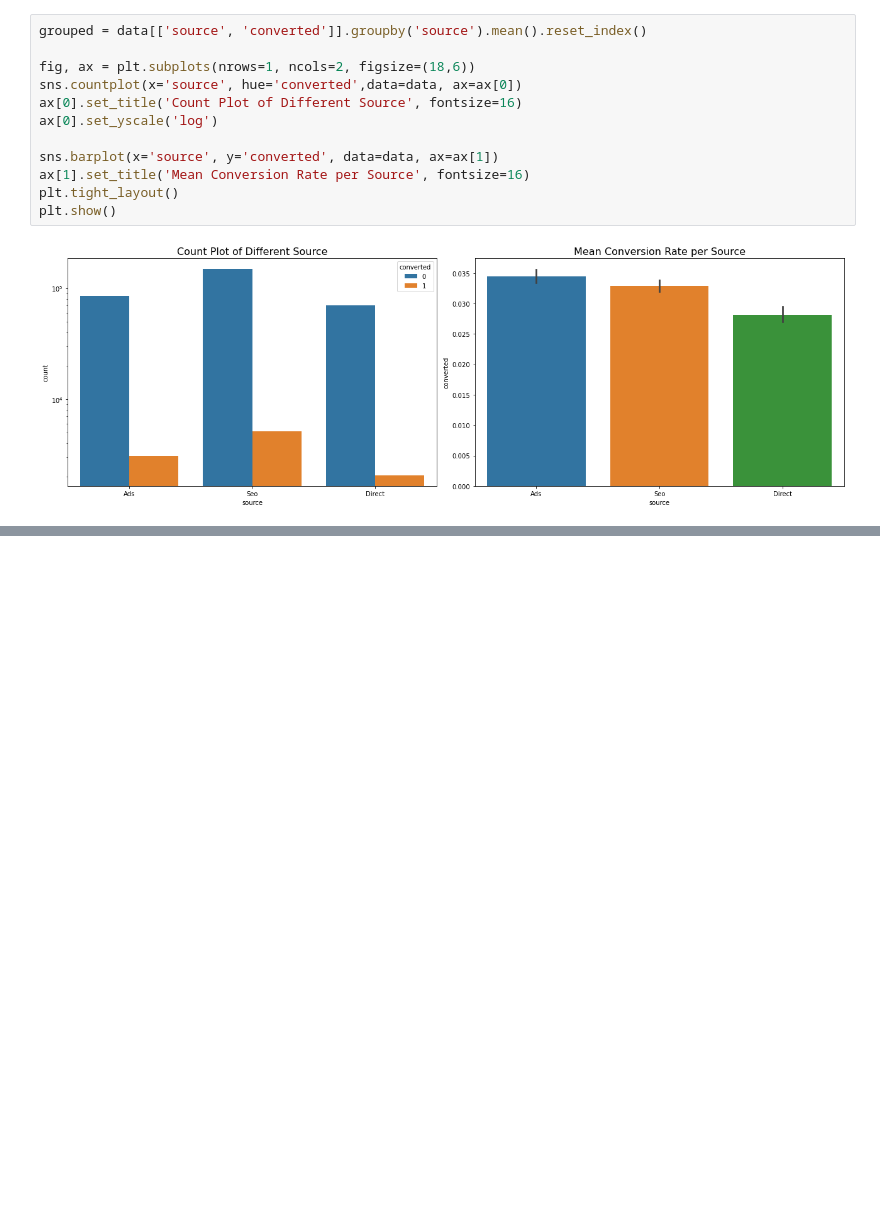
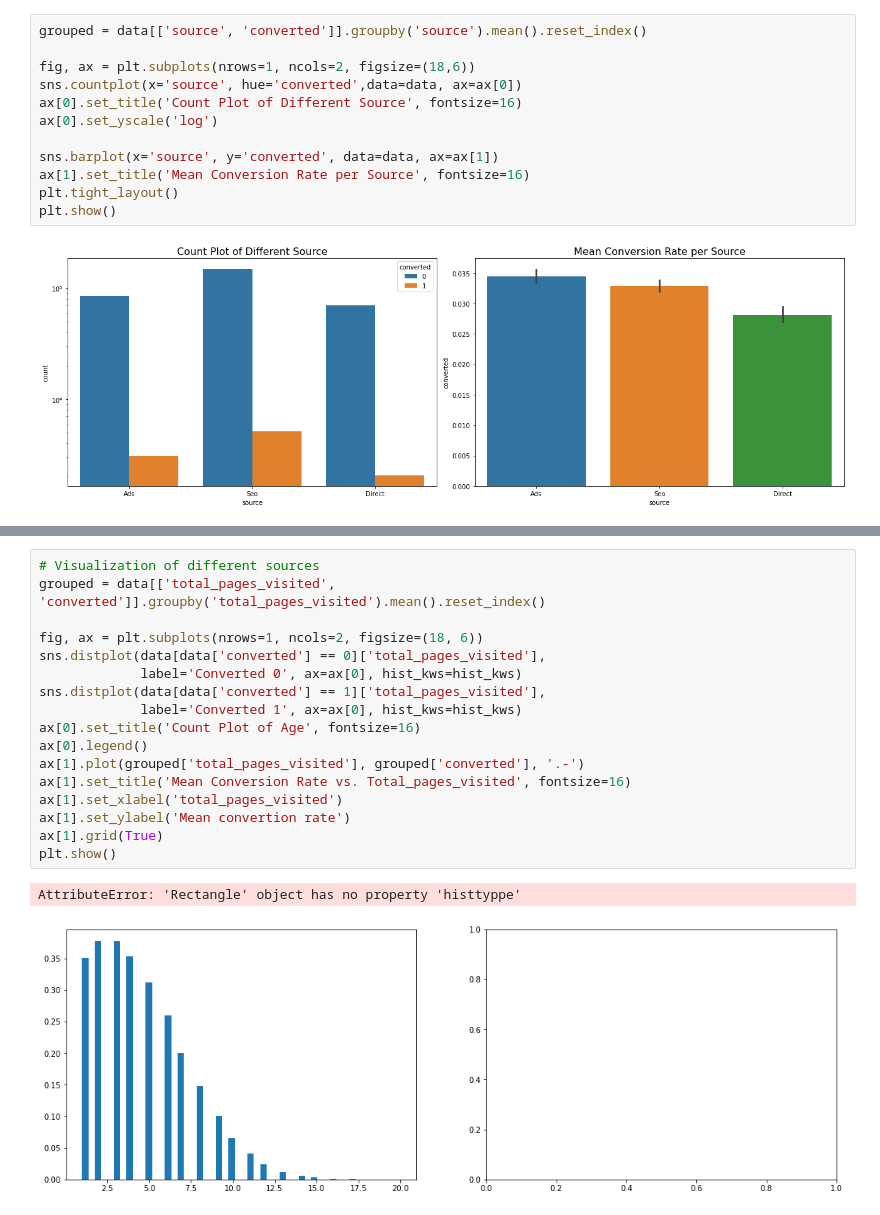
Before and after one commit to chVORLESER/DataMining, a Jupyter notebook: 01.ipynb, the cells around one changed output, grey strips where cells are left out. Drawn from its saved outputs; the diff is of its cells as text; blank space fills up the shorter version.

```diff
--- a/01.ipynb
+++ b/01.ipynb
@@ -136,0 +154,20 @@ sns.displot()
+# %%
+# Visualization of different sources
+grouped = data[['total_pages_visited', 'converted']].groupby('total_pages_visited').mean().reset_index()
+
+fig, ax = plt.subplots(nrows=1, ncols=2, figsize=(18, 6))
+sns.distplot(data[data['converted'] == 0]['total_pages_visited'],
+             label='Converted 0', ax=ax[0], hist_kws=hist_kws)
+sns.distplot(data[data['converted'] == 1]['total_pages_visited'],
+             label='Converted 1', ax=ax[0], hist_kws=hist_kws)
+ax[0].set_title('Count Plot of Age', fontsize=16)
+ax[0].legend()
+ax[1].plot(grouped['total_pages_visited'], grouped['converted'], '.-')
+ax[1].set_title('Mean Conversion Rate vs. Total_pages_visited', fontsize=16)
+ax[1].set_xlabel('total_pages_visited')
+ax[1].set_ylabel('Mean convertion rate')
+ax[1].grid(True)
+plt.show()
+# %% [output]
+AttributeError: 'Rectangle' object has no property 'histtyppe'
+[figure, added]
```
Also changed, not shown: parts of 4 cells of this notebook.
